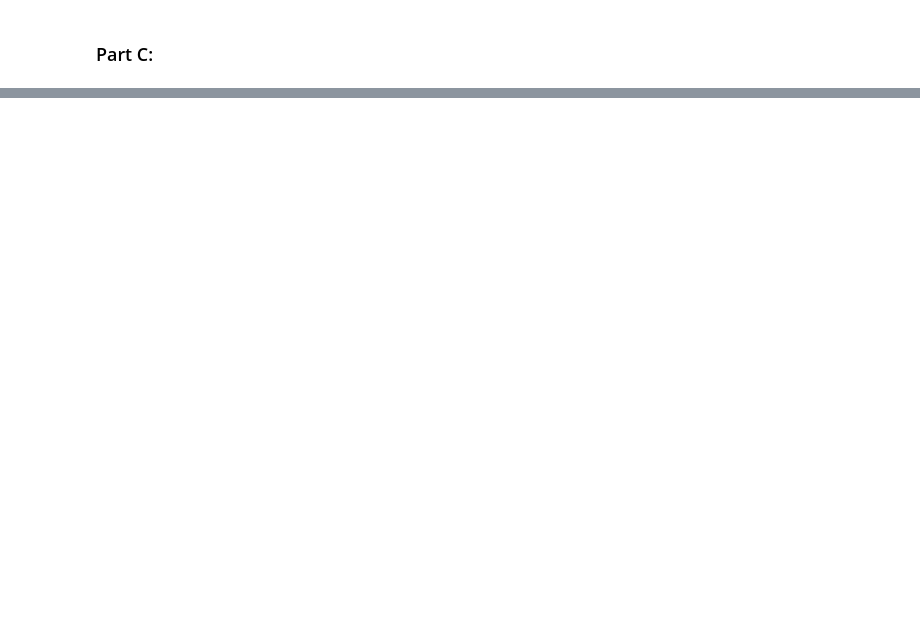
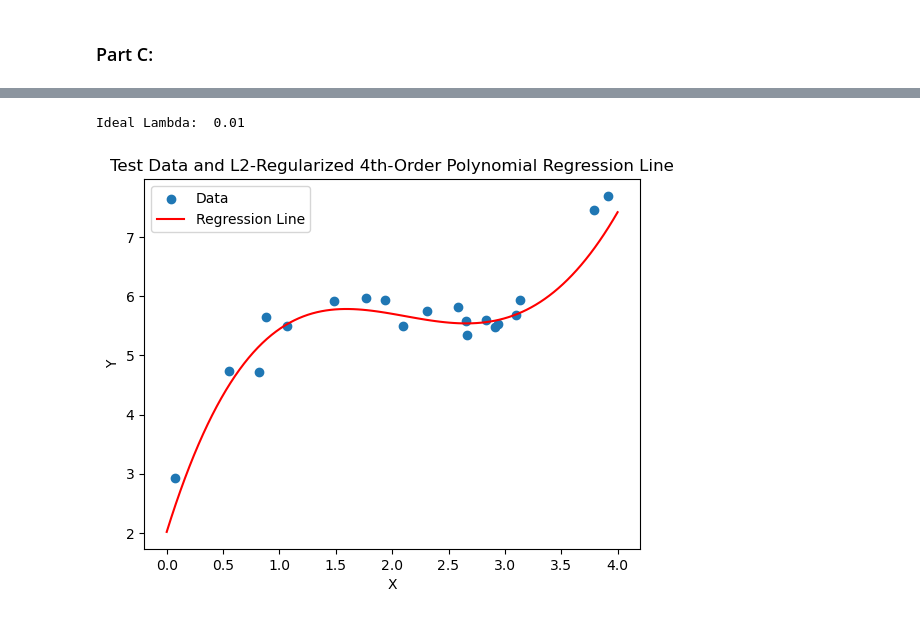
Before and after one commit to rgavigan/cs4442, a Jupyter notebook: assign1/assignment1.ipynb, the cells around one changed output, grey strips where cells are left out. Drawn from its saved outputs; the diff is of its cells as text; code cells hidden in the pictures; blank space fills up the shorter version.

```diff
--- a/assign1/assignment1.ipynb
+++ b/assign1/assignment1.ipynb
@@ -340,2 +399,34 @@ $ \lambda = 0.01
 # %% [markdown]
 ### Part C:
+# %%
+# Five-Fold Cross Validation Method
+def five_fold_cross_validation(X, Y, l):
+    # Randomly split training data into 5 groups
+    np.random.seed(0)
+    indices = np.random.permutation(X.shape[0])
+    X = X.iloc[indices]
+    Y = Y.iloc[indices]
+    X = np.array_split(X, 5)
+    Y = np.array_split(Y, 5)
+
+    # Perform 5-fold cross validation
+    errors = []
+    for i in range(5):
+        X_train = np.concatenate(X[:i] + X[i+1:])
+        Y_train = np.concatenate(Y[:i] + Y[i+1:])
+        X_test = X[i]
+        Y_test = Y[i]
+        w = l2_regularization(X_train, Y_train, l)
+        errors.append(averageError(X_test, Y_test, w))
+    return np.mean(errors)
+
+# Perform 5-fold cross validation for l = {0.01; 0.1; 1; 10; 100}
+cross_validation_errors = []
+for i in l:
+    cross_validation_errors.append(five_fold_cross_validation(trainingXLR4, trainingY, i))
+
+# Plot the cross-validation error as a function of lambda (log10 scale for lambda)
+plt.plot(np.log10(l), cross_validation_errors)
+plt.title('Cross-Validation Error as a Function of Lambda')
+plt.xlabel('Log10(Lambda)')
+plt.ylabel('Cross-Validation Error (J)')
@@ -341,0 +436,12 @@ $ \lambda = 0.01
+# %%
+# Plot the test data and the l2-regularized 4th-order polynomial regression line from cross validation
+ideal_lambda = l[np.argmin(cross_validation_errors)]
+w = l2_regularization(trainingXLR4, trainingY, ideal_lambda)
+x = np.linspace(0, 4, 100)
+y = w[4]*x**4 + w[3]*x**3 + w[2]*x**2 + w[1]*x + w[0]
+plot_data(testX, testY, x, y, 'Test Data and L2-Regularized 4th-Order Polynomial Regression Line')
+
+print("Ideal Lambda: ", ideal_lambda)
+# %% [output]
+Ideal Lambda:  0.01
+[figure, added]
```
Also changed, not shown: parts of 17 cells of this notebook.
